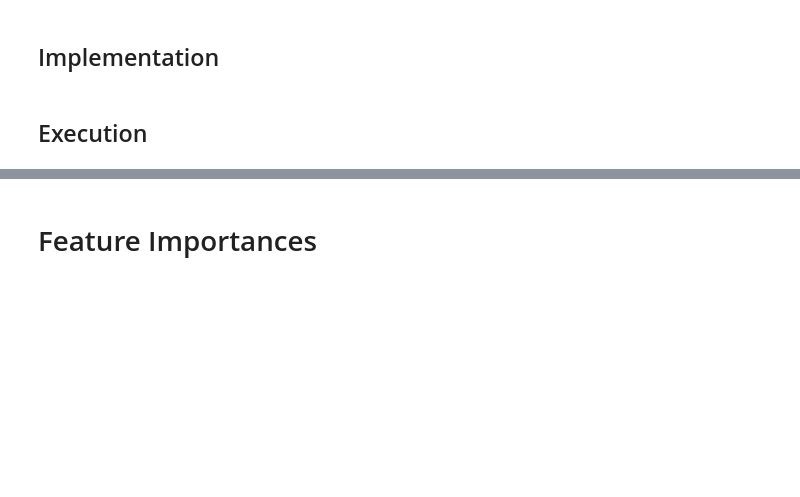
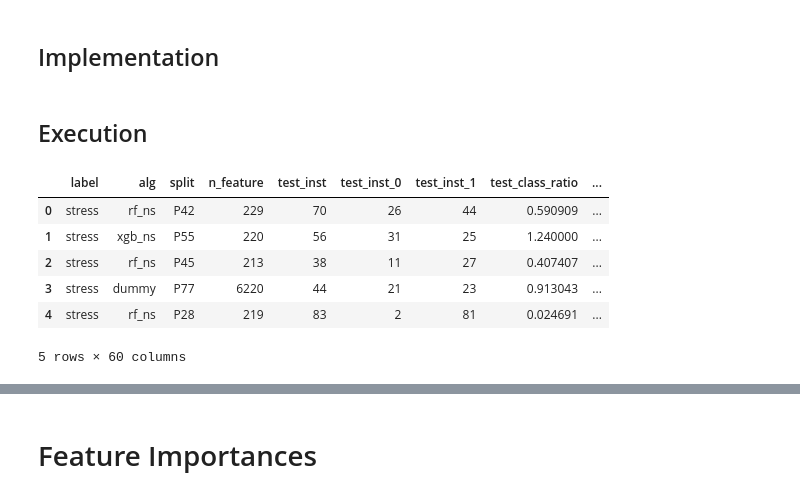
Before and after one commit to SteinPanyu/IndependentReproducibility, a Jupyter notebook: ModelTraining & Evaluation.ipynb, the cells around one changed output, grey strips where cells are left out. Drawn from its saved outputs; the diff is of its cells as text; code cells hidden in the pictures; blank space fills up the shorter version.

```diff
--- a/ModelTraining & Evaluation.ipynb
+++ b/ModelTraining & Evaluation.ipynb
@@ -471,51 +577,63 @@ def evaluate(
 # %%
 import os
 import pandas as pd
 
 
 RESULTS_EVAL = []
 DIR_EVAL = os.path.join(PATH_INTERMEDIATE, 'eval')
 
+#for l in ['valence', 'arousal', 'disturbance', 'stress']:
+for l in [ 'stress']:
+    dir_l = os.path.join(DIR_EVAL, l)
+    if not os.path.exists(dir_l):
+        continue
 
-for f in os.listdir(DIR_EVAL):
-    l, o, m, s = f[:f.index('.pkl')].split('#')
-    res = load(os.path.join(DIR_EVAL, f))
-    X, y = res.X_test, res.y_test
-    y_pred = res.estimator.predict(X)
-    y_prob = res.estimator.predict_proba(X)
-    ev_test = evaluate(
-        y_true=y,
-        y_pred=y_pred,
-        y_prob=y_prob,
-        classes=[0, 1]
-    )
+    for f in os.listdir(dir_l):
+        model, pid = f[:f.index('.pkl')].split('#')
+        res = load(os.path.join(dir_l, f))
+        X, y = res.X_test, res.y_test
+        y_pred = res.estimator.predict(X)
+        y_prob = res.estimator.predict_proba(X)
+        ev_test = evaluate(
+            y_true=y,
+            y_pred=y_pred,
+            y_prob=y_prob,
+            classes=[0, 1]
+        )
 
-    X, y = res.X_train, res.y_train
-    y_pred = res.estimator.predict(X)
-    y_prob = res.estimator.predict_proba(X)
-    ev_train = evaluate(
-        y_true=y,
-        y_pred=y_pred,
-        y_prob=y_prob,
-        classes=[0, 1]
-    )
+        X, y = res.X_train, res.y_train
+        y_pred = res.estimator.predict(X)
+        y_prob = res.estimator.predict_proba(X)
+        ev_train = evaluate(
+            y_true=y,
+            y_pred=y_pred,
+            y_prob=y_prob,
+            classes=[0, 1]
+        )
 
-    RESULTS_EVAL.append({
-        'label': l,
-        'oversampling': o,
-        'alg': m,
-        'split': s,
-        'n_feature': len(X.columns),
-        **{
-            f'test_{k}': v for k, v in ev_test.items()
-        },
-        **{
-            f'train_{k}': v for k, v in ev_train.items()
-        }
-    })
+        RESULTS_EVAL.append({
+            'label': l,
+            'alg': model,
+            'split': pid,
+            'n_feature': len(X.columns),
+            **{
+                f'test_{k}': v for k, v in ev_test.items()
+            },
+            **{
+                f'train_{k}': v for k, v in ev_train.items()
+            }
+        })
 
 RESULTS_EVAL = pd.DataFrame(RESULTS_EVAL)
 RESULTS_EVAL.head()
+# %% [output]
+|  | label | alg | split | n_feature | test_inst | test_inst_0 | test_inst_1 | test_class_ratio | ... |
+| 0 | stress | rf_ns | P42 | 229 | 70 | 26 | 44 | 0.590909 | ... |
+| 1 | stress | xgb_ns | P55 | 220 | 56 | 31 | 25 | 1.240000 | ... |
+| 2 | stress | rf_ns | P45 | 213 | 38 | 11 | 27 | 0.407407 | ... |
+| 3 | stress | dummy | P77 | 6220 | 44 | 21 | 23 | 0.913043 | ... |
+| 4 | stress | rf_ns | P28 | 219 | 83 | 2 | 81 | 0.024691 | ... |
+5 rows × 60 columns
 # %%
 import pandas as pd
 
```
Also changed, not shown: parts of 11 cells of this notebook, 2 other files.
